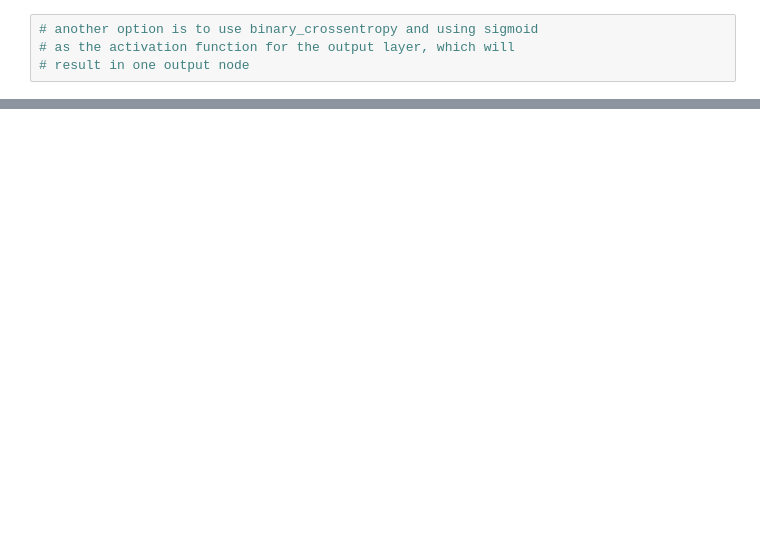
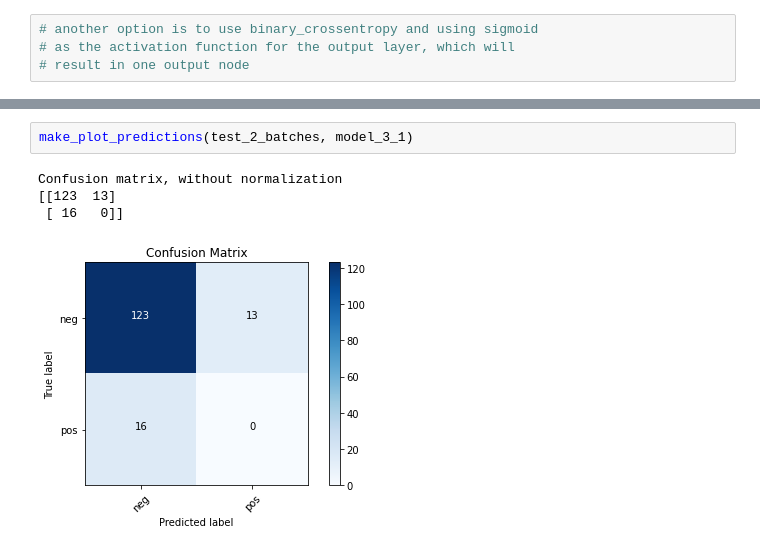
Before and after one commit to emmamcclaire/falcon_alert, a Jupyter notebook: modeling.ipynb, the cells around one changed output, grey strips where cells are left out. Saved outputs shown, nothing was run; the diff lists cells and outputs as text; blank space fills up the shorter version.

```diff
--- a/modeling.ipynb
+++ b/modeling.ipynb
@@ -122,0 +173,7 @@ Confusion matrix, without normalization
+# %%
+make_plot_predictions(test_2_batches, model_3_1)
+# %% [output]
+Confusion matrix, without normalization
+[[123  13]
+ [ 16   0]]
+[figure, added]
```
Also changed, not shown: parts of 32 cells of this notebook, 11 other files.
